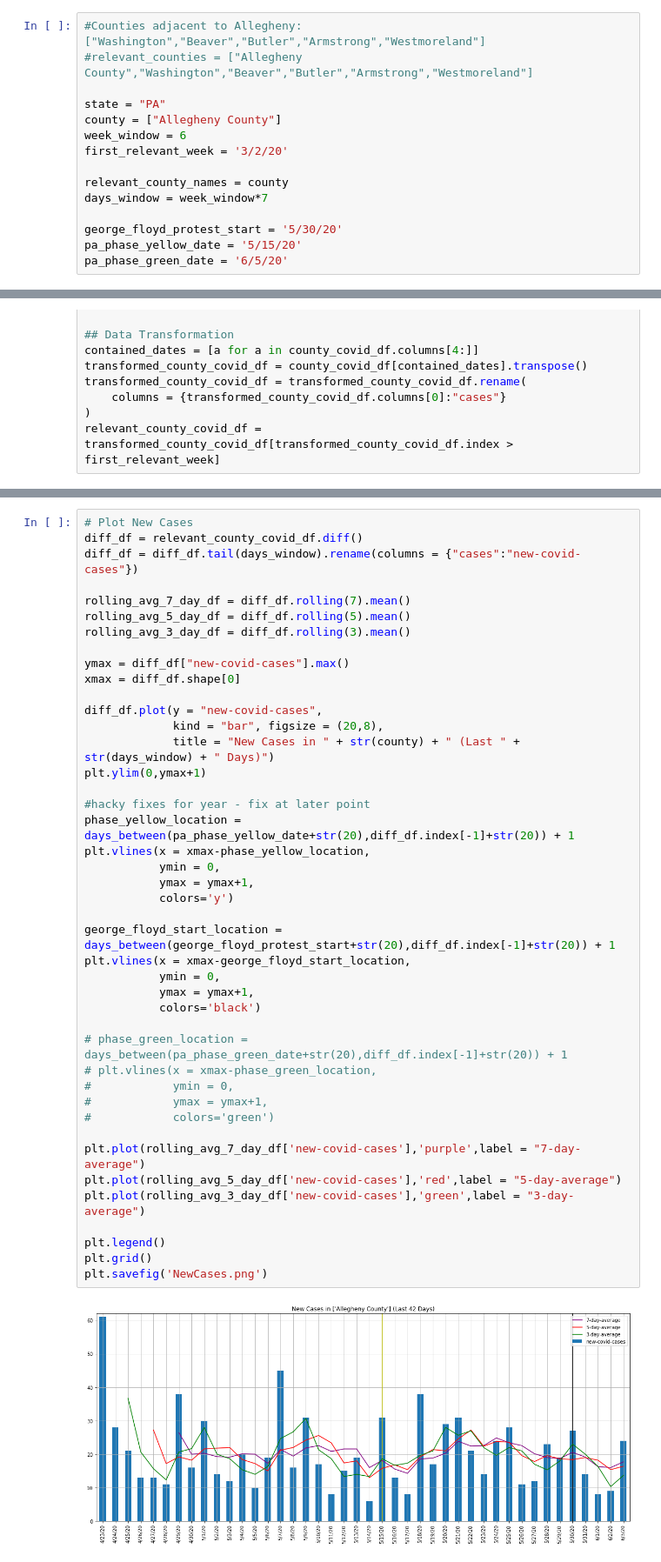
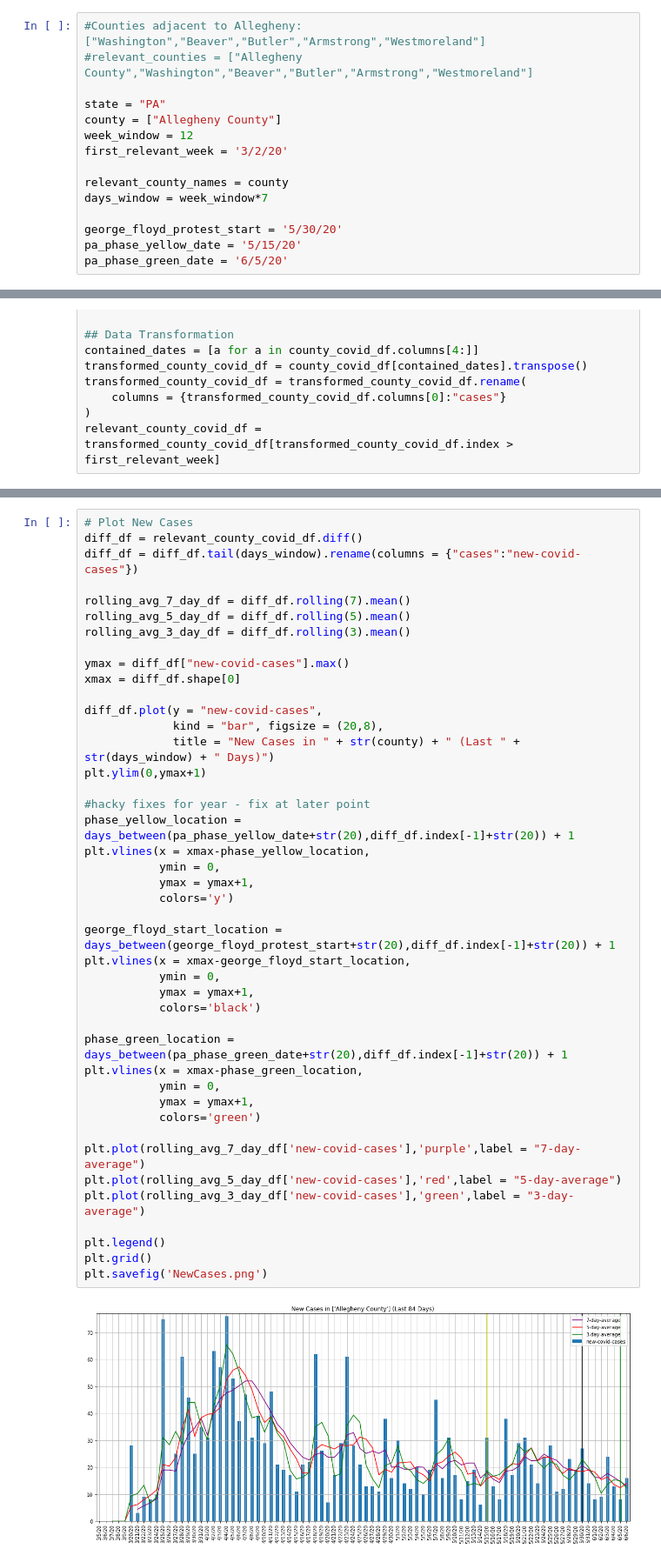
Before and after one commit to tahuichimiguel/CovidMonitor, a Jupyter notebook: prototypeCovidVisualizer.ipynb, the cells around one changed output, grey strips where cells are left out. Shown at 87% size. Cells and saved outputs as stored; diff of their text form.

Commit message:
Updated jupyter notebook to indicate date of Phase Green

```diff
--- a/prototypeCovidVisualizer.ipynb
+++ b/prototypeCovidVisualizer.ipynb
@@ -9,7 +9,7 @@ from datetime import datetime
 
 state = "PA"
 county = ["Allegheny County"]
-week_window = 6
+week_window = 12
 first_relevant_week = '3/2/20'
 
 relevant_county_names = county
@@ -63,36 +63,36 @@ rolling_avg_3_day_df = diff_df.rolling(3).mean()
 ymax = diff_df["new-covid-cases"].max()
 xmax = diff_df.shape[0]
 
 diff_df.plot(y = "new-covid-cases",
              kind = "bar", figsize = (20,8),
              title = "New Cases in " + str(county) + " (Last " + str(days_window) + " Days)")
 plt.ylim(0,ymax+1)
 
 #hacky fixes for year - fix at later point
 phase_yellow_location = days_between(pa_phase_yellow_date+str(20),diff_df.index[-1]+str(20)) + 1
 plt.vlines(x = xmax-phase_yellow_location,
            ymin = 0,
            ymax = ymax+1,
            colors='y')
 
 george_floyd_start_location = days_between(george_floyd_protest_start+str(20),diff_df.index[-1]+str(20)) + 1
 plt.vlines(x = xmax-george_floyd_start_location,
            ymin = 0,
            ymax = ymax+1,
            colors='black')
 
-# phase_green_location = days_between(pa_phase_green_date+str(20),diff_df.index[-1]+str(20)) + 1
-# plt.vlines(x = xmax-phase_green_location,
-#            ymin = 0,
-#            ymax = ymax+1,
-#            colors='green')
+phase_green_location = days_between(pa_phase_green_date+str(20),diff_df.index[-1]+str(20)) + 1
+plt.vlines(x = xmax-phase_green_location,
+           ymin = 0,
+           ymax = ymax+1,
+           colors='green')
 
 plt.plot(rolling_avg_7_day_df['new-covid-cases'],'purple',label = "7-day-average")
 plt.plot(rolling_avg_5_day_df['new-covid-cases'],'red',label = "5-day-average")
 plt.plot(rolling_avg_3_day_df['new-covid-cases'],'green',label = "3-day-average")
 
 plt.legend()
 plt.grid()
 plt.savefig('NewCases.png')
 # %% [output]
-[figure, old version]
+[figure, new version]
```
Also changed, not shown: parts of 1 cell of this notebook.
